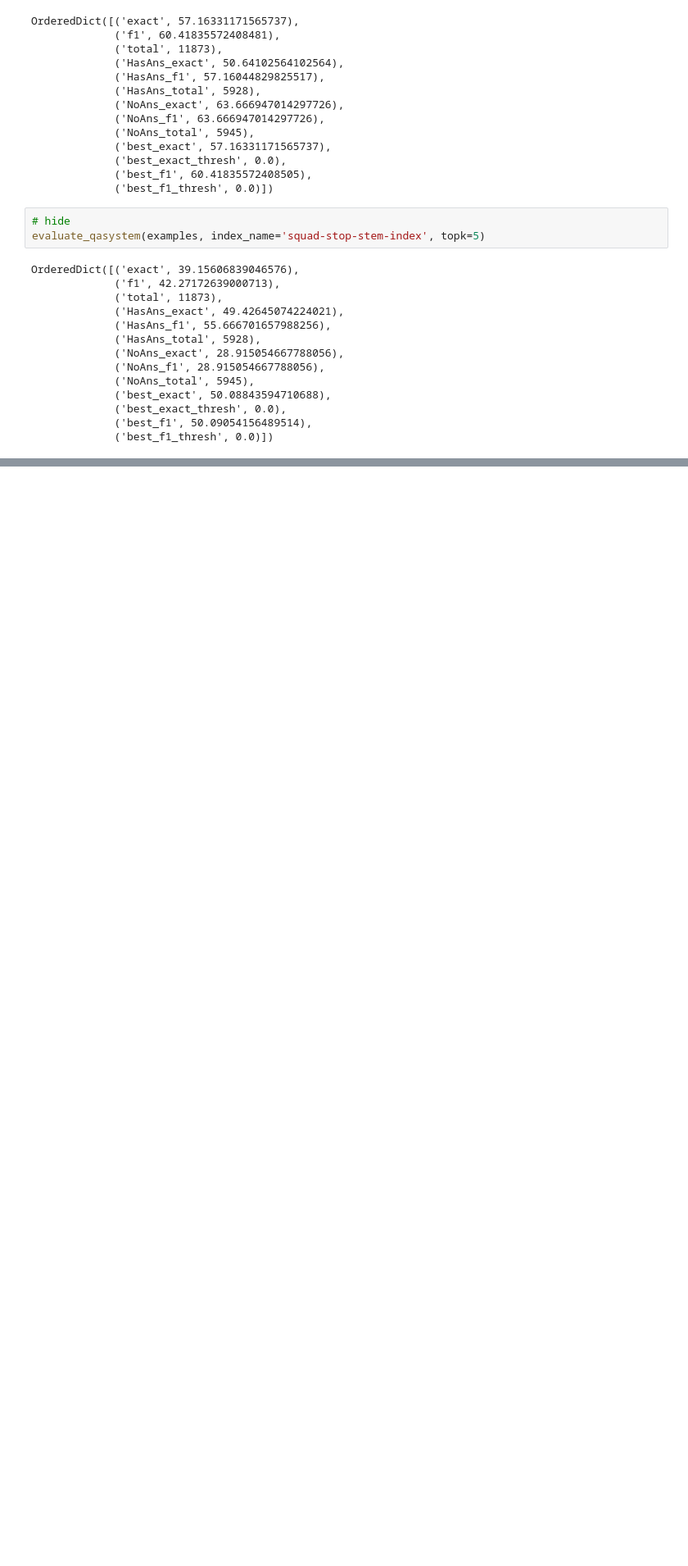
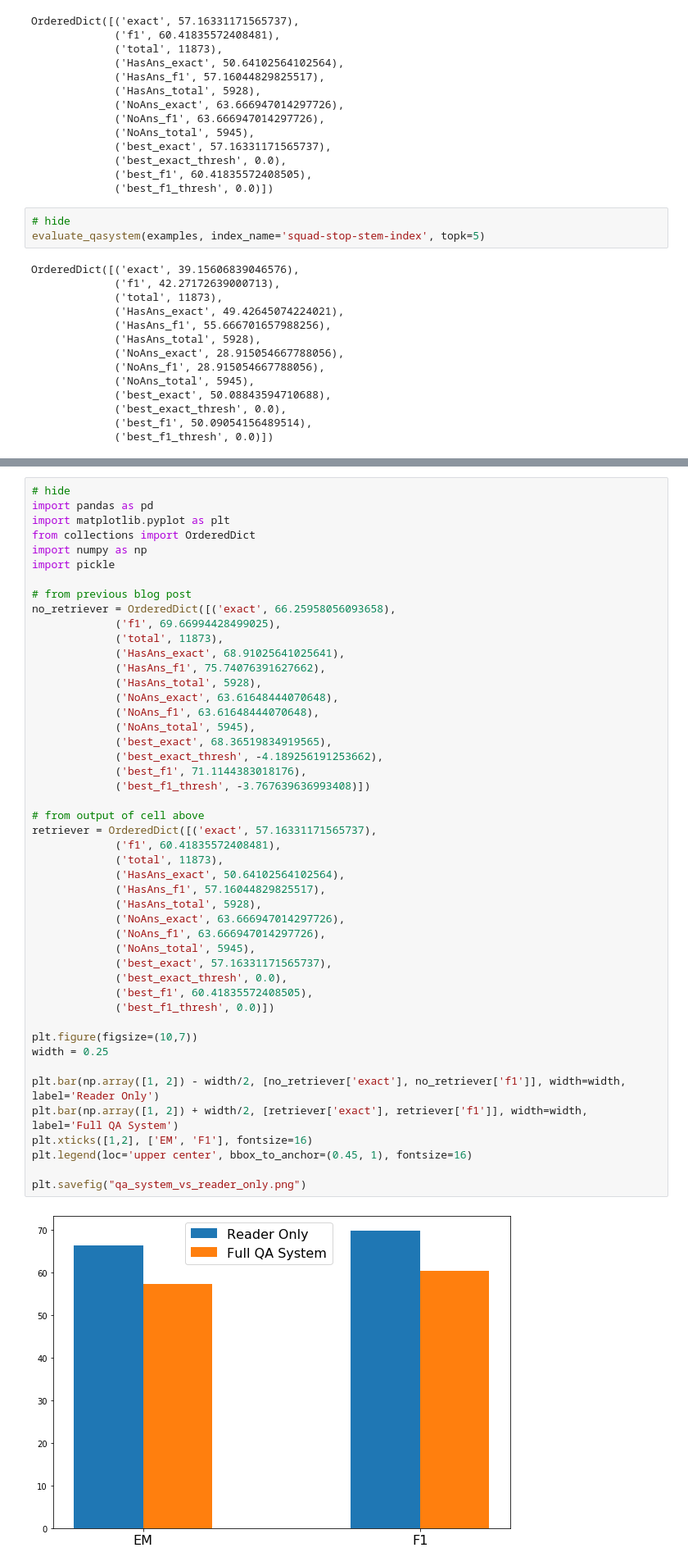
Before and after one commit to fastforwardlabs/ff14_blog, a Jupyter notebook: _notebooks/2020-06-30-Evaluating_the_Retriever_&_End_to_End_System.ipynb, the cells around one changed output, grey strips where cells are left out. Shown at 82% size. Drawn from its saved outputs; the diff is of its cells as text; blank space fills up the shorter version.

```diff
--- a/_notebooks/2020-06-30-Evaluating_the_Retriever_&_End_to_End_System.ipynb
+++ b/_notebooks/2020-06-30-Evaluating_the_Retriever_&_End_to_End_System.ipynb
@@ -964,3 +969,52 @@ plt.xlabel('Top k retrieved documents', fontsize=16)
 plt.title("Answer in Top 1 vs. any of Top k for 1000 SQuAD2.0 examples", fontsize=18)
 
 plt.savefig('qa_eval_top1_vs_any_topk.png')
+# %%
+# hide
+import pandas as pd
+import matplotlib.pyplot as plt
+from collections import OrderedDict
+import numpy as np
+import pickle
+
+# from previous blog post
+no_retriever = OrderedDict([('exact', 66.25958056093658),
+             ('f1', 69.66994428499025),
+             ('total', 11873),
+             ('HasAns_exact', 68.91025641025641),
+             ('HasAns_f1', 75.74076391627662),
+             ('HasAns_total', 5928),
+             ('NoAns_exact', 63.61648444070648),
+             ('NoAns_f1', 63.61648444070648),
+             ('NoAns_total', 5945),
+             ('best_exact', 68.36519834919565),
+             ('best_exact_thresh', -4.189256191253662),
+             ('best_f1', 71.1144383018176),
+             ('best_f1_thresh', -3.767639636993408)])
+
+# from output of cell above
+retriever = OrderedDict([('exact', 57.16331171565737),
+             ('f1', 60.41835572408481),
+             ('total', 11873),
+             ('HasAns_exact', 50.64102564102564),
+             ('HasAns_f1', 57.16044829825517),
+             ('HasAns_total', 5928),
+             ('NoAns_exact', 63.666947014297726),
+             ('NoAns_f1', 63.666947014297726),
+             ('NoAns_total', 5945),
+             ('best_exact', 57.16331171565737),
+             ('best_exact_thresh', 0.0),
+             ('best_f1', 60.41835572408505),
+             ('best_f1_thresh', 0.0)])
+
+plt.figure(figsize=(10,7))
+width = 0.25
+
+plt.bar(np.array([1, 2]) - width/2, [no_retriever['exact'], no_retriever['f1']], width=width, label='Reader Only')
+plt.bar(np.array([1, 2]) + width/2, [retriever['exact'], retriever['f1']], width=width, label='Full QA System')
+plt.xticks([1,2], ['EM', 'F1'], fontsize=16)
+plt.legend(loc='upper center', bbox_to_anchor=(0.45, 1), fontsize=16)
+
+plt.savefig("qa_system_vs_reader_only.png")
+# %% [output]
+[figure, added]
```
Also changed, not shown: parts of 6 cells of this notebook, 1 other file.
